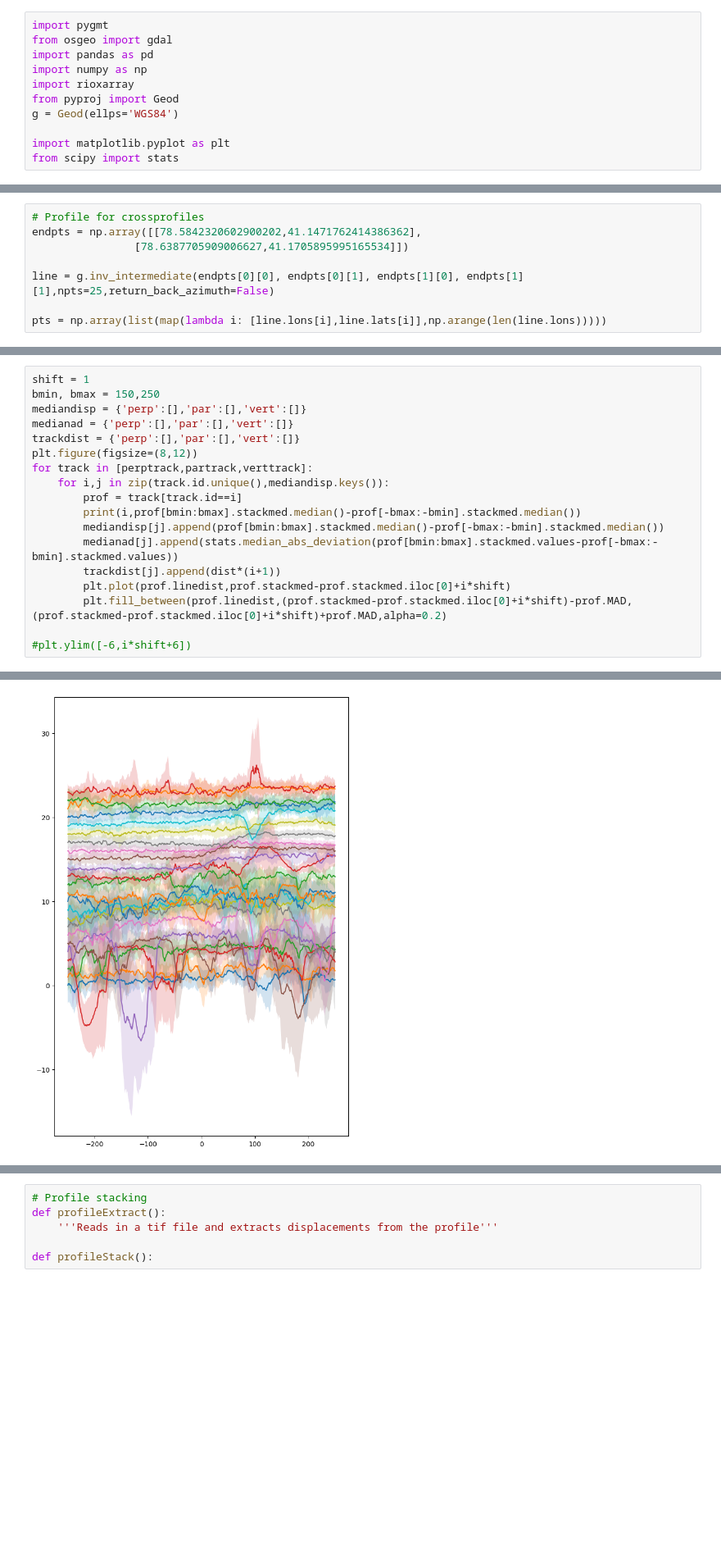
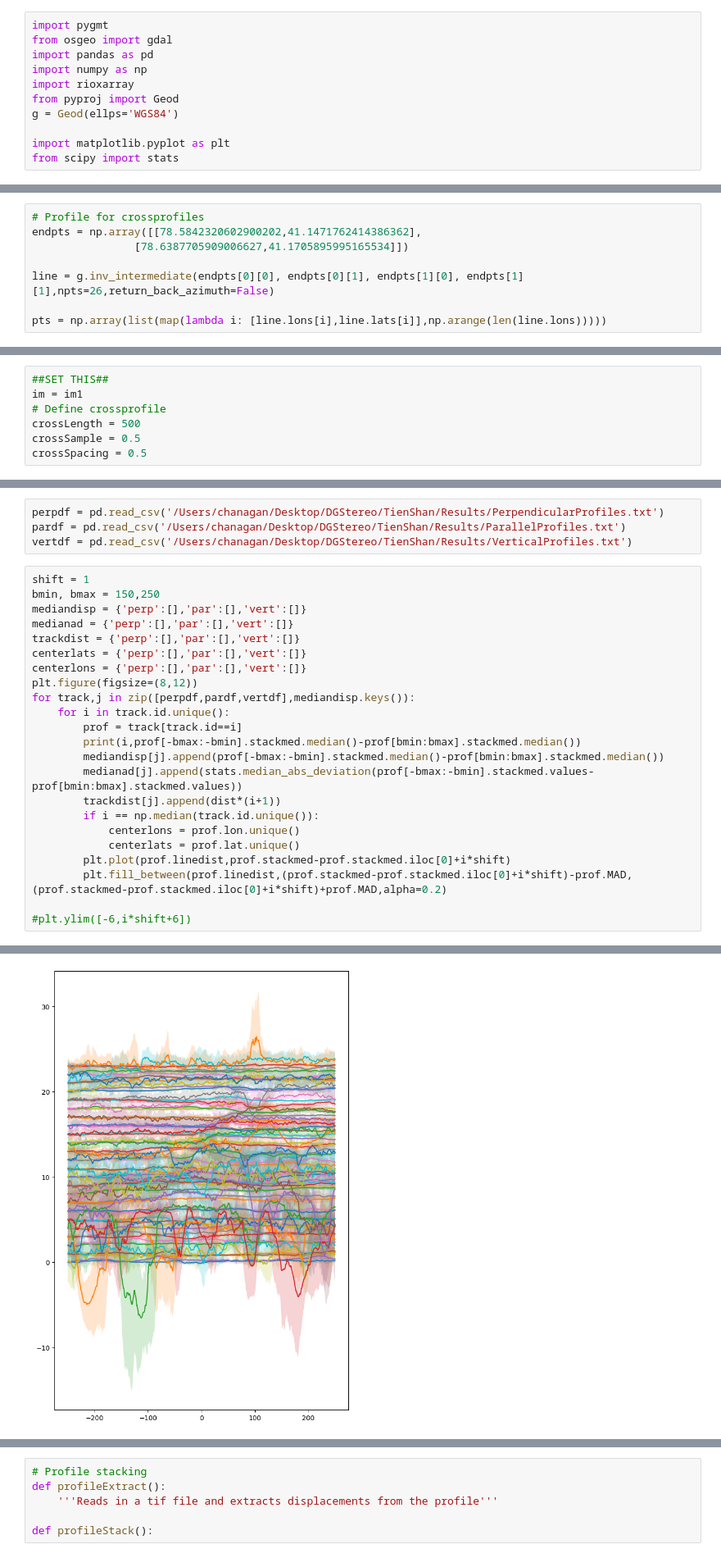
Before and after one commit to cehanagan/ImageryResources, a Jupyter notebook: Notebooks/TienShan20240122.ipynb, the cells around one changed output, grey strips where cells are left out. Shown at 82% size. Cells and saved outputs as stored; diff of their text form; blank space fills up the shorter version.

```diff
--- a/Notebooks/TienShan20240122.ipynb
+++ b/Notebooks/TienShan20240122.ipynb
@@ -289,7 +244,7 @@ Copying nodata values from source /Users/chanagan/Desktop/DGStereo/TienShan/micm
 endpts = np.array([[78.5842320602900202,41.1471762414386362],
                 [78.6387705909006627,41.1705895995165534]])
 
-line = g.inv_intermediate(endpts[0][0], endpts[0][1], endpts[1][0], endpts[1][1],npts=25,return_back_azimuth=False)
+line = g.inv_intermediate(endpts[0][0], endpts[0][1], endpts[1][0], endpts[1][1],npts=26,return_back_azimuth=False)
 
 pts = np.array(list(map(lambda i: [line.lons[i],line.lats[i]],np.arange(len(line.lons)))))
 # %%
@@ -301 +266,8 @@ dist
+# %%
+##SET THIS##
+im = im1
+# Define crossprofile
+crossLength = 500
+crossSample = 0.5
+crossSpacing = 0.5
 # %%
@@ -351,17 +311,26 @@ Error:
+# %%
+perpdf = pd.read_csv('/Users/chanagan/Desktop/DGStereo/TienShan/Results/PerpendicularProfiles.txt')
+pardf = pd.read_csv('/Users/chanagan/Desktop/DGStereo/TienShan/Results/ParallelProfiles.txt')
+vertdf = pd.read_csv('/Users/chanagan/Desktop/DGStereo/TienShan/Results/VerticalProfiles.txt')
 # %%
 shift = 1
 bmin, bmax = 150,250
 mediandisp = {'perp':[],'par':[],'vert':[]}
 medianad = {'perp':[],'par':[],'vert':[]}
 trackdist = {'perp':[],'par':[],'vert':[]}
+centerlats = {'perp':[],'par':[],'vert':[]}
+centerlons = {'perp':[],'par':[],'vert':[]}
 plt.figure(figsize=(8,12))
-for track in [perptrack,partrack,verttrack]:
-    for i,j in zip(track.id.unique(),mediandisp.keys()):
+for track,j in zip([perpdf,pardf,vertdf],mediandisp.keys()):
+    for i in track.id.unique():
         prof = track[track.id==i]
-        print(i,prof[bmin:bmax].stackmed.median()-prof[-bmax:-bmin].stackmed.median())
-        mediandisp[j].append(prof[bmin:bmax].stackmed.median()-prof[-bmax:-bmin].stackmed.median())
-        medianad[j].append(stats.median_abs_deviation(prof[bmin:bmax].stackmed.values-prof[-bmax:-bmin].stackmed.values))
+        print(i,prof[-bmax:-bmin].stackmed.median()-prof[bmin:bmax].stackmed.median())
+        mediandisp[j].append(prof[-bmax:-bmin].stackmed.median()-prof[bmin:bmax].stackmed.median())
+        medianad[j].append(stats.median_abs_deviation(prof[-bmax:-bmin].stackmed.values-prof[bmin:bmax].stackmed.values))
         trackdist[j].append(dist*(i+1))
+        if i == np.median(track.id.unique()):
+            centerlons = prof.lon.unique()
+            centerlats = prof.lat.unique()
         plt.plot(prof.linedist,prof.stackmed-prof.stackmed.iloc[0]+i*shift)
         plt.fill_between(prof.linedist,(prof.stackmed-prof.stackmed.iloc[0]+i*shift)-prof.MAD,(prof.stackmed-prof.stackmed.iloc[0]+i*shift)+prof.MAD,alpha=0.2)
 
@@ -387 +356 @@ for track in [perptrack,partrack,verttrack]:
-[figure, old version]
+[figure, new version]
```
Also changed, not shown: parts of 29 cells of this notebook.
